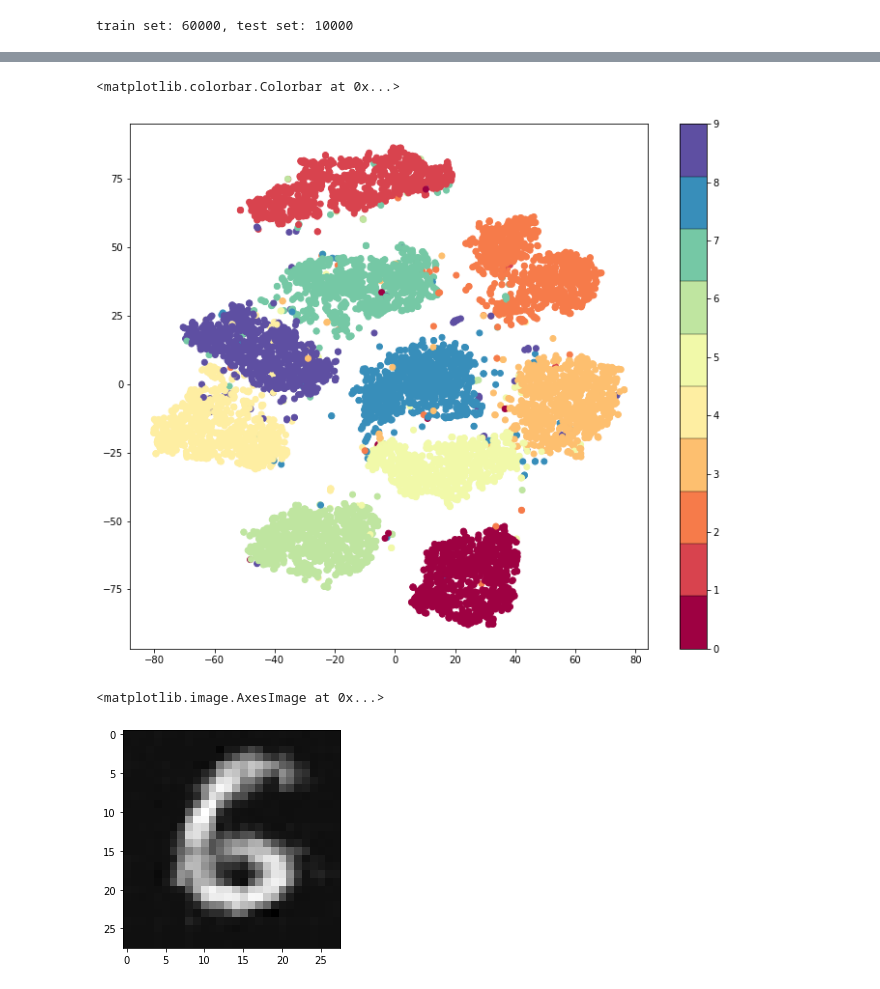
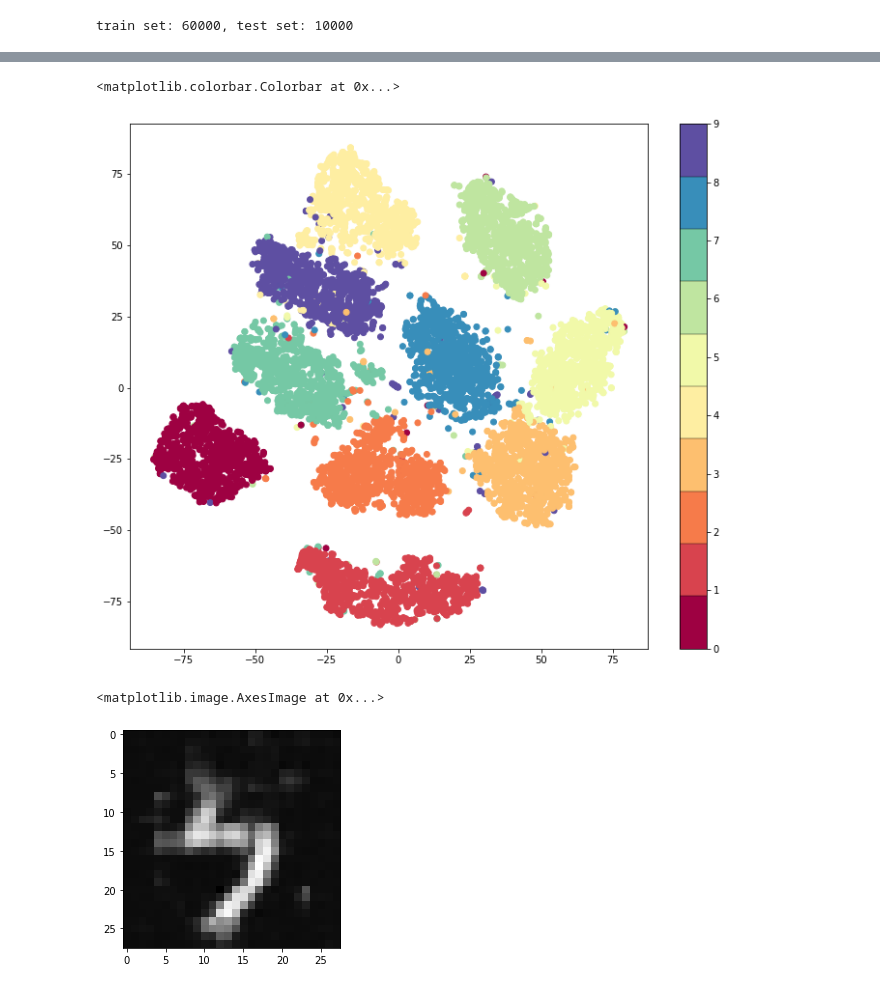
Before and after one commit to liangkun/playground, a Jupyter notebook: autoencoder.ipynb, the cells around one changed output, grey strips where cells are left out. Drawn from its saved outputs; the diff is of its cells as text; code cells hidden in the pictures.

```diff
--- a/autoencoder.ipynb
+++ b/autoencoder.ipynb
@@ -119,7 +119,7 @@ class VAE(nn.Module):
         eps = torch.randn_like(std)
         return mean + std * eps
 
-model = VAE(12).to(device)
+model = VAE(16).to(device)
 summary(model, input_size=(1, 28, 28))
 # %% [output]
 ----------------------------------------------------------------
@@ -293,11 +293,11 @@ plt.scatter(*zip(*clustered), c=classes, cmap=cmap)
 plt.colorbar(drawedges=True)
 # %% [output]
 <matplotlib.colorbar.Colorbar at 0x...>
-[figure, old version]
+[figure, new version]
 # %%
-a = torch.rand(1, 12, 1, 1).to(device)
+a = torch.rand(1, 16, 1, 1).to(device)
 img = model.decoder(a)[0].cpu().detach()
 plt.imshow(img.permute(1, 2, 0), cmap="Greys_r")
 # %% [output]
 <matplotlib.image.AxesImage at 0x...>
-[figure, old version]
+[figure, new version]
```
Also changed, not shown: parts of 5 cells of this notebook, 1 other file.
